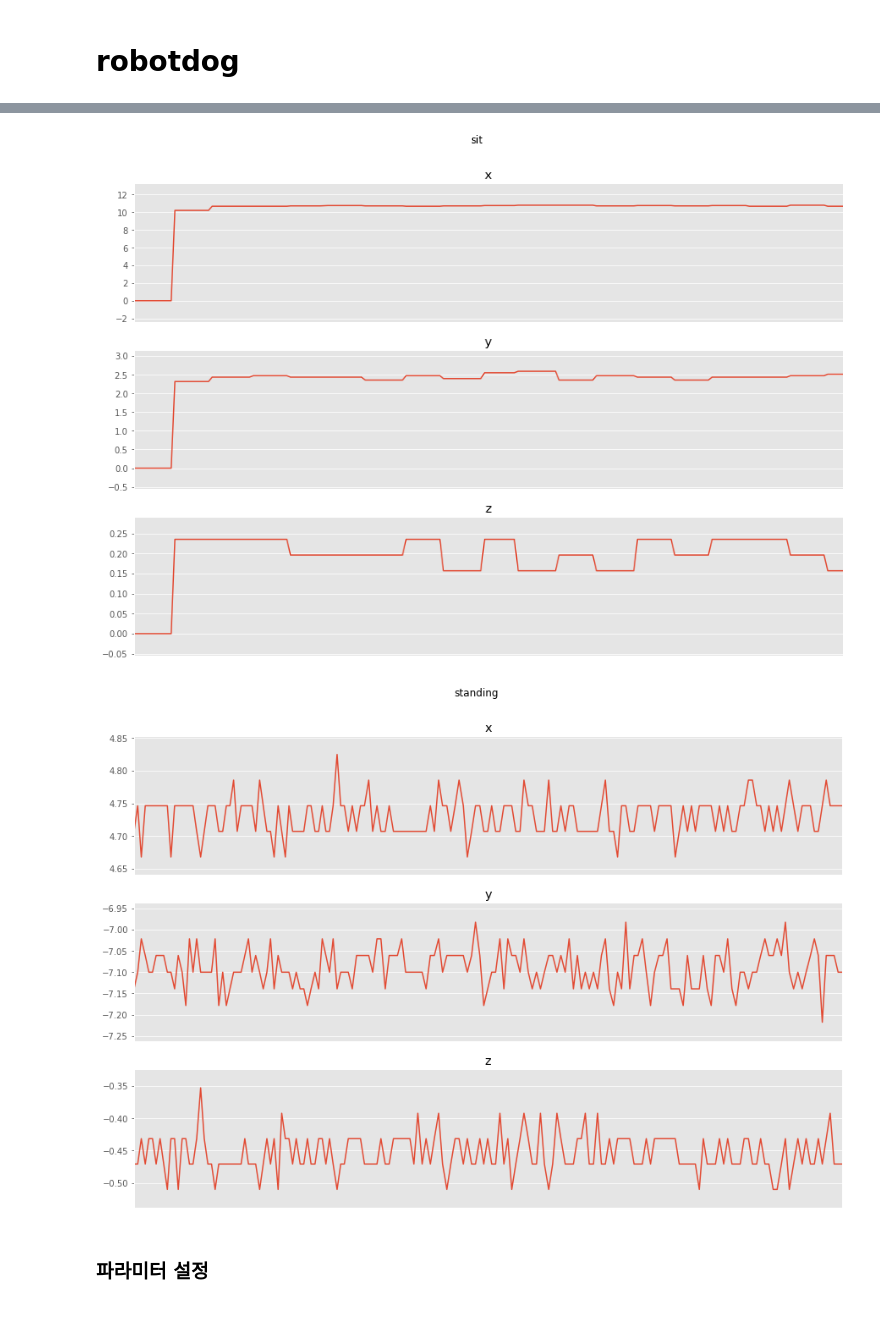
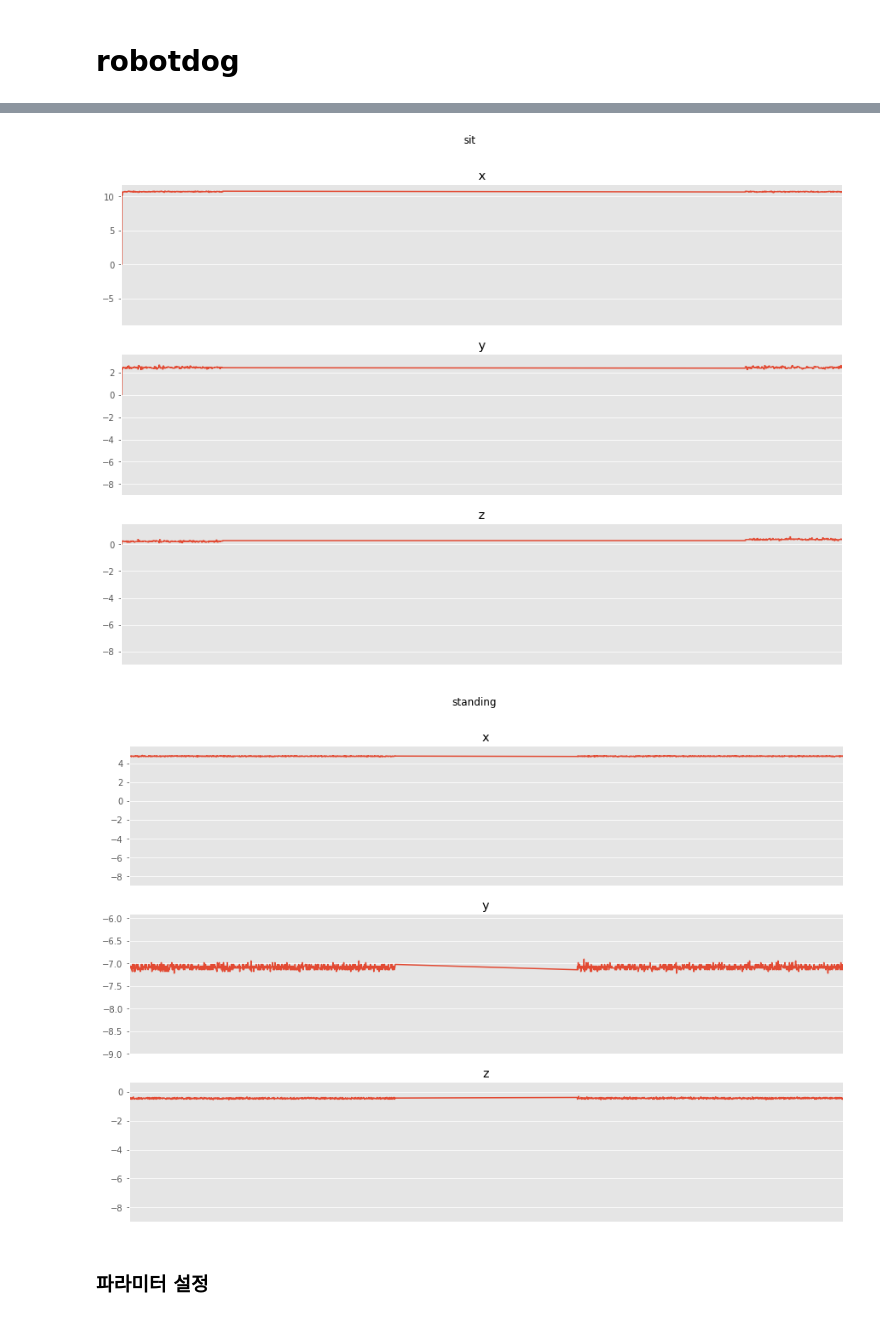
Before and after one commit to yoojh9/activity_recognition_dl, a Jupyter notebook: activity_recognition/robotdog-recognition.ipynb, the cells around one changed output, grey strips where cells are left out. Drawn from its saved outputs; the diff is of its cells as text; code cells hidden in the pictures.

```diff
--- a/activity_recognition/robotdog-recognition.ipynb
+++ b/activity_recognition/robotdog-recognition.ipynb
@@ -102,7 +91,7 @@ def segment_signal(data, window_size = 90):
 
 # plotting a subset of the data to visualize
 for labelName in np.unique(dataset['label']):
-    subset = dataset[dataset['label']==labelName][:180]
+    subset = dataset[dataset['label']==labelName][:2000]
     plotActivity(labelName,subset)
 # segmenting the signal in overlapping windows of 90 samples with 50% overlap
 segments, labels = segment_signal(dataset)
@@ -112,5 +101,5 @@ segments, labels = segment_signal(dataset)
-[figure, old version]
+[figure, new version]
-[figure, old version]
+[figure, new version]
 # %% [markdown]
 ### 파라미터 설정
 # %%
```
Also changed, not shown: parts of 5 cells of this notebook, 7 other files.
